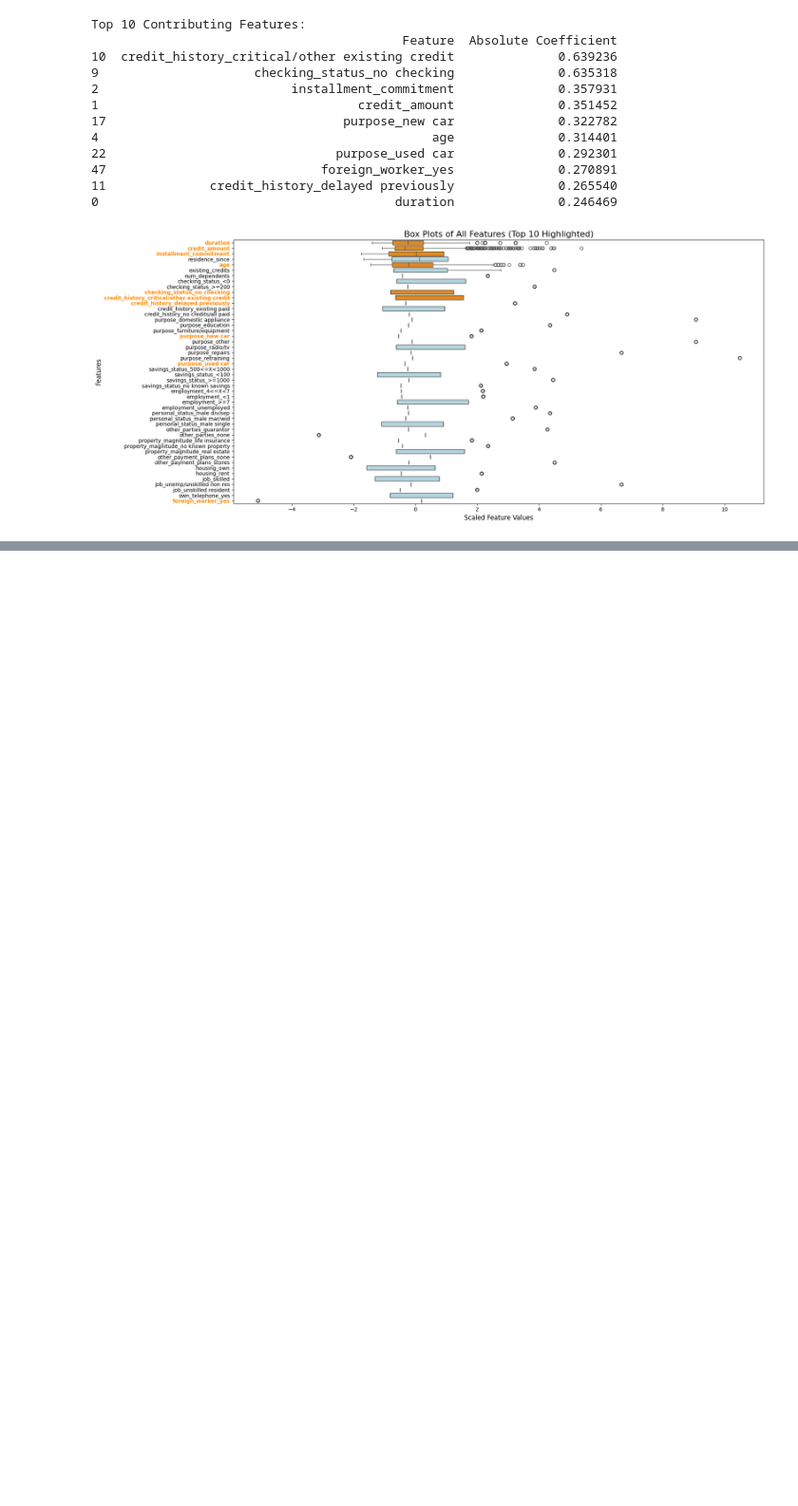
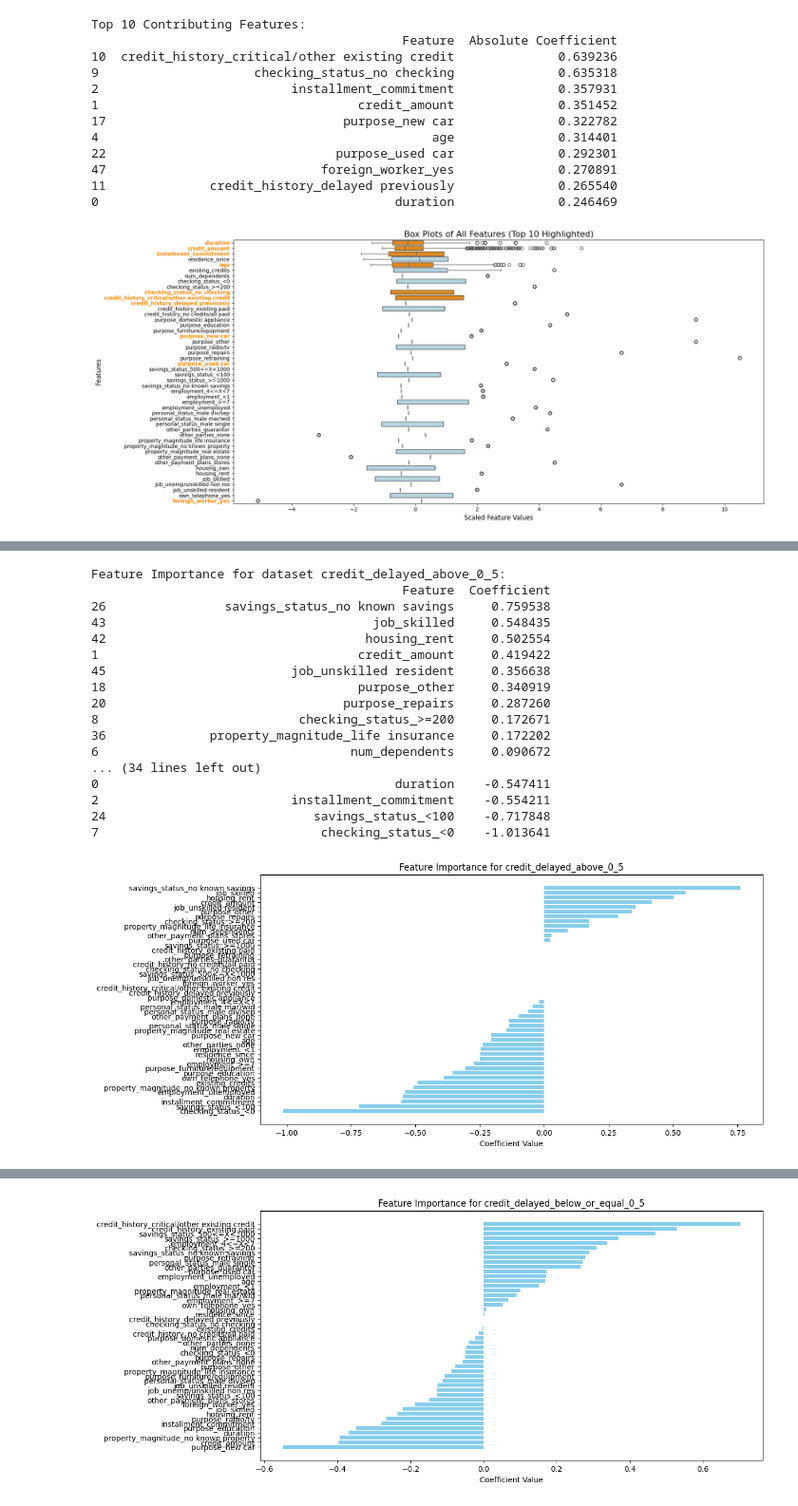
Before and after one commit to DarceCat/Adrian-Milroy, a Jupyter notebook: Loan_Default_'credit_g'.ipynb, the cells around one changed output, grey strips where cells are left out. Shown at 95% size. Cells and saved outputs as stored; diff of their text form; code cells hidden in the pictures; blank space fills up the shorter version.

```diff
--- a/Loan_Default_'credit_g'.ipynb
+++ b/Loan_Default_'credit_g'.ipynb
@@ -579,0 +755,66 @@ Mean Score: 0.7510 for Parameters: {'C': 100, 'solver': 'saga'}
+# %%
+import pandas as pd
+import matplotlib.pyplot as plt
+
+# Prepare datasets for logistic regression
+datasets = {
+    'credit_delayed_above_0_5': dataset_credit_delayed_above_0_5,
+    'credit_delayed_below_or_equal_0_5': dataset_credit_delayed_below_or_equal_0_5
+}
+
+for key, dataset in datasets.items():
+    # Separate features and target variable
+    X = dataset.drop('class_good', axis=1)
+    y = dataset['class_good']
+
+    # Standardize the features
+    scaler = StandardScaler()
+    X_scaled = scaler.fit_transform(X)
+
+    # Split the dataset into training and test sets
+    X_train, X_test, y_train, y_test = train_test_split(X_scaled, y, test_size=0.25, random_state=42)
+
+    # Create and train the logistic regression model
+    model = LogisticRegression(max_iter=1000)
+    model.fit(X_train, y_train)
+
+    # Extract feature names and coefficients
+    feature_names = X.columns
+    coefficients = model.coef_[0]
+
+    # Create a DataFrame for feature importance
+    importance_df = pd.DataFrame({
+        'Feature': feature_names,
+        'Coefficient': coefficients
+    }).sort_values(by='Coefficient', ascending=False)
+
+    # Print feature importance
+    print(f"Feature Importance for dataset {key}:")
+    print(importance_df)
+
+    # Plot feature importance
+    plt.figure(figsize=(12, 6))
+    plt.barh(importance_df['Feature'], importance_df['Coefficient'], color='skyblue')
+    plt.xlabel('Coefficient Value')
+    plt.title(f'Feature Importance for {key}')
+    plt.gca().invert_yaxis()
+    plt.show()
+# %% [output]
+Feature Importance for dataset credit_delayed_above_0_5:
+                                          Feature  Coefficient
+26                savings_status_no known savings     0.759538
+43                                    job_skilled     0.548435
+42                                   housing_rent     0.502554
+1                                   credit_amount     0.419422
+45                         job_unskilled resident     0.356638
+18                                  purpose_other     0.340919
+20                                purpose_repairs     0.287260
+8                           checking_status_>=200     0.172671
+36              property_magnitude_life insurance     0.172202
+6                                  num_dependents     0.090672
+... (34 lines left out)
+0                                        duration    -0.547411
+2                          installment_commitment    -0.554211
+24                            savings_status_<100    -0.717848
+7                              checking_status_<0    -1.013641
+[figure, added]
@@ -580,3 +838,4 @@ Mean Score: 0.7510 for Parameters: {'C': 100, 'solver': 'saga'}
+[figure, added]
 # %%
 from sklearn.tree import DecisionTreeClassifier
 from sklearn.model_selection import train_test_split
```
Also changed, not shown: parts of 23 cells of this notebook.
